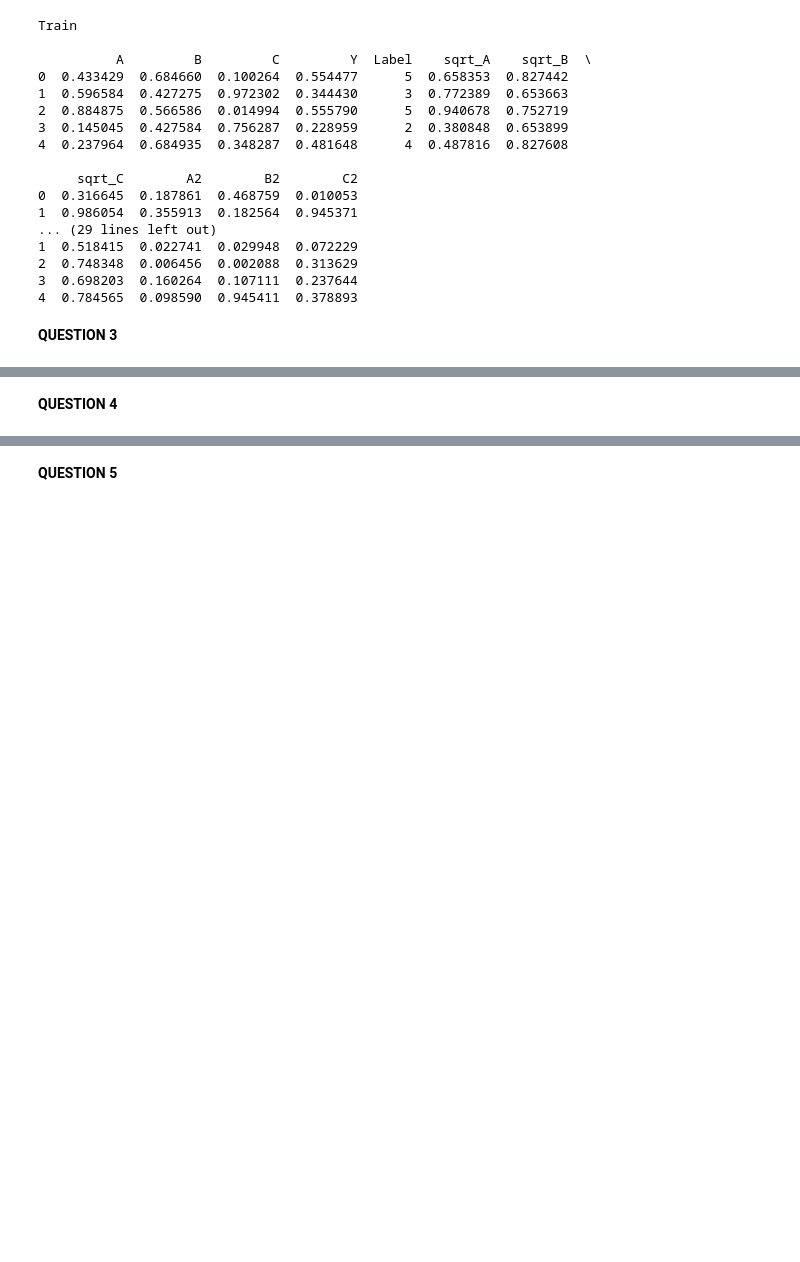
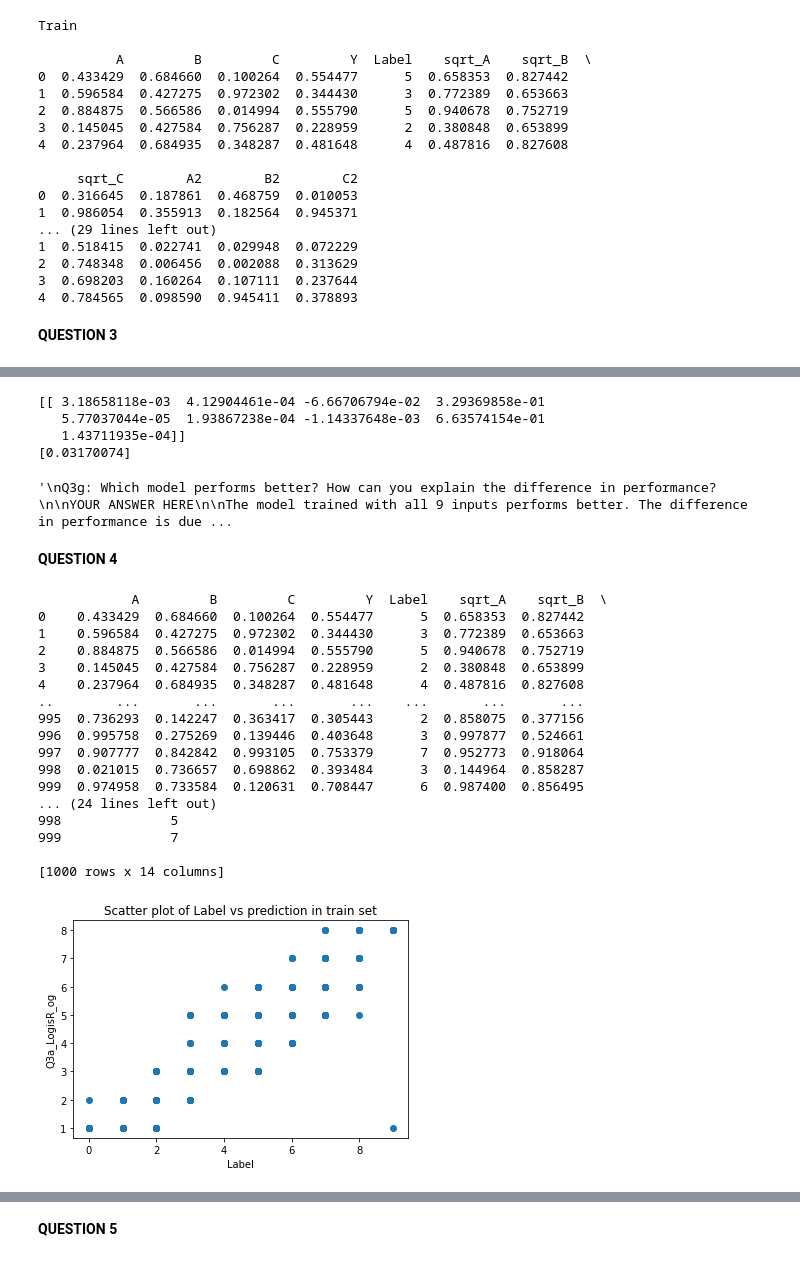
Before and after one commit to Astray909/SYSC4415, a Jupyter notebook: Assignment 1/assignment_1_template.ipynb, the cells around one changed output, grey strips where cells are left out. Saved outputs shown, nothing was run; the diff lists cells and outputs as text; code cells hidden in the pictures; blank space fills up the shorter version.

```diff
--- a/Assignment 1/assignment_1_template.ipynb
+++ b/Assignment 1/assignment_1_template.ipynb
@@ -179,18 +441,77 @@ YOUR CODE BELOW, IN THIS CELL
 Q3f: How many learned parameters are there for this model, and what are their values?
 
 YOUR CODE AND ANSWER BELOW, IN THIS CELL
+
+There are a total of 9 weights and 1 bias
+
+The parameter values are:
+3.18658118e-03  4.12904461e-04 -6.66706794e-02  3.29369858e-01
+5.77037044e-05  1.93867238e-04 -1.14337648e-03  6.63574154e-01
+1.43711935e-04
+
+The bias is:
+0.03170074
 """
+
+# The 4 learned parameters
+print(reg_all.coef_)
+print(reg_all.intercept_)
+# %% [output]
+[[ 3.18658118e-03  4.12904461e-04 -6.66706794e-02  3.29369858e-01
+   5.77037044e-05  1.93867238e-04 -1.14337648e-03  6.63574154e-01
+   1.43711935e-04]]
+[0.03170074]
 # %%
 """
 Q3g: Which model performs better? How can you explain the difference in performance?
 
 YOUR ANSWER HERE
+
+The model trained with all 9 inputs performs better. The difference in performance is due to it having more input features, square-root and square is able to
+reduce the non-linear relationship in the original input data.
 """
+# %% [output]
+'\nQ3g: Which model performs better? How can you explain the difference in performance?\n\nYOUR ANSWER HERE\n\nThe model trained with all 9 inputs performs better. The difference in performance is due ...
 # %% [markdown]
 **QUESTION 4**
 # %%
 """
 Q4a: Use scikit-learn to train a logistic regression model on the train set using only the 3 original features. Again, just use the default hyper-parameters.
 
 YOUR CODE BELOW, IN THIS CELL
 """
+# Train a logistic regression model on the train set
+train_features_original = train_df[["A", "B", "C"]]
+train_y_label = train_df[["Label"]]
+log_og = LogisticRegression().fit(train_features_original, train_y_label)
+
+# Make predictions
+train_predictions_logis = log_og.predict(train_features_original)
+train_df['Q3a_LogisR_og'] = train_predictions_logis
+
+# Show the model prediction
+print(train_df)
+
+# create three scatter plot of the train set of Label and pred values
+plt.scatter(train_df['Label'], train_df['Q3a_LogisR_og'])
+plt.xlabel('Label');plt.ylabel('Q3a_LogisR_og');plt.title('Scatter plot of Label vs prediction in train set')
+plt.show()
+# %% [output]
+            A         B         C         Y  Label    sqrt_A    sqrt_B  \
+0    0.433429  0.684660  0.100264  0.554477      5  0.658353  0.827442
+1    0.596584  0.427275  0.972302  0.344430      3  0.772389  0.653663
+2    0.884875  0.566586  0.014994  0.555790      5  0.940678  0.752719
+3    0.145045  0.427584  0.756287  0.228959      2  0.380848  0.653899
+4    0.237964  0.684935  0.348287  0.481648      4  0.487816  0.827608
+..        ...       ...       ...       ...    ...       ...       ...
+995  0.736293  0.142247  0.363417  0.305443      2  0.858075  0.377156
+996  0.995758  0.275269  0.139446  0.403648      3  0.997877  0.524661
+997  0.907777  0.842842  0.993105  0.753379      7  0.952773  0.918064
+998  0.021015  0.736657  0.698862  0.393484      3  0.144964  0.858287
+999  0.974958  0.733584  0.120631  0.708447      6  0.987400  0.856495
+... (24 lines left out)
+998              5
+999              7
+
+[1000 rows x 14 columns]
+[figure, added]
```
Also changed, not shown: parts of 25 cells of this notebook.
